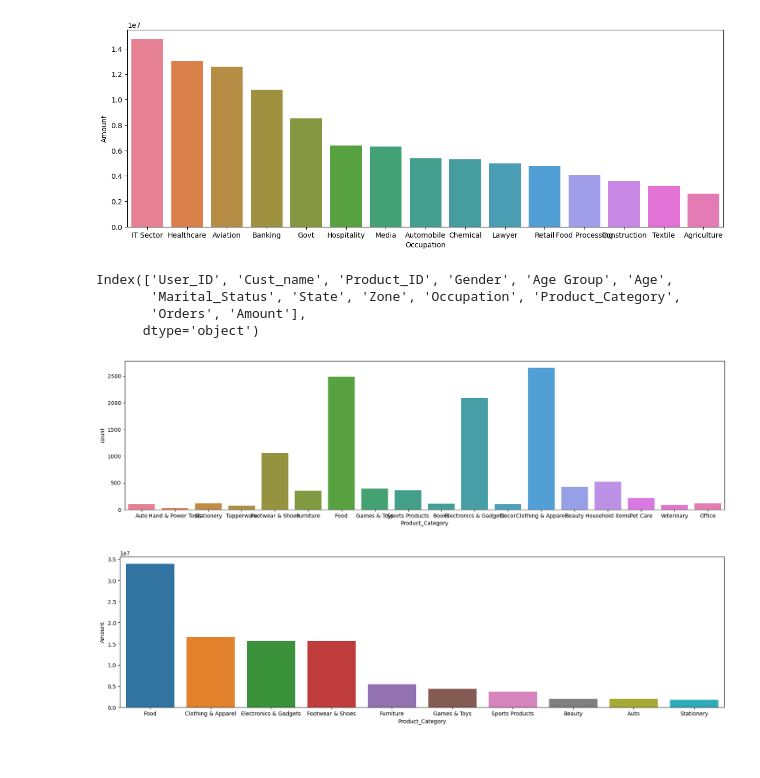
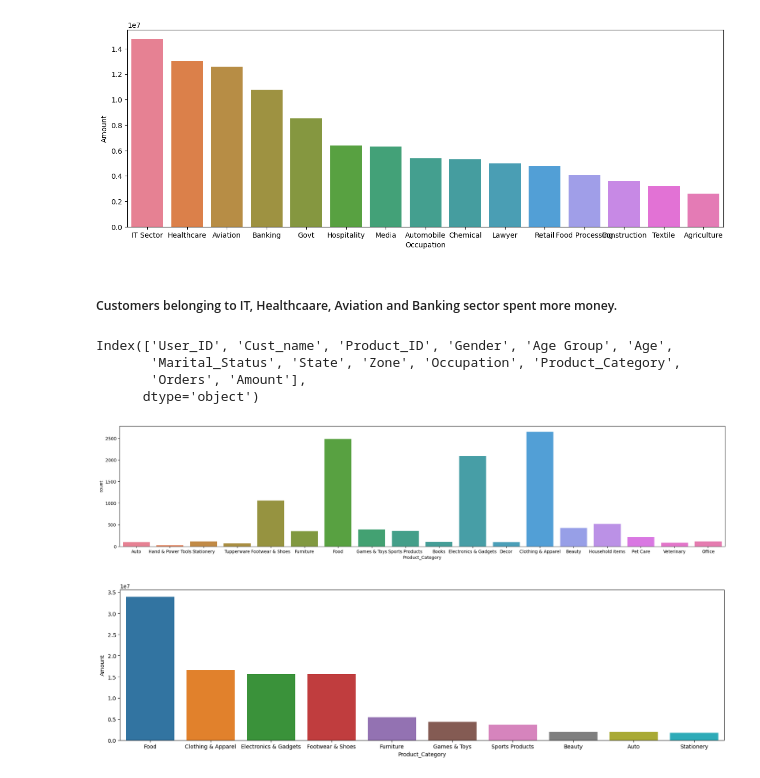
Before and after one commit to MahekVerma04/SalesDataAnalysis, a Jupyter notebook: SalesAnalysisEDA-checkpoint.ipynb, the cells around one changed output. Saved outputs shown, nothing was run; the diff lists cells and outputs as text; code cells hidden in the pictures.

```diff
--- a/SalesAnalysisEDA-checkpoint.ipynb
+++ b/SalesAnalysisEDA-checkpoint.ipynb
@@ -364,6 +382,8 @@ ax=sns.barplot(data=sales_occupation, x='Occupation', y='Amount' ,hue ='Occupati
 plt.show()
 # %% [output]
 [figure]
+# %% [markdown]
+##### Customers belonging to IT, Healthcaare, Aviation and Banking sector spent more money.
 # %%
 df.columns
 # %% [output]
@@ -372,11 +392,11 @@ Index(['User_ID', 'Cust_name', 'Product_ID', 'Gender', 'Age Group', 'Age',
        'Orders', 'Amount'],
       dtype='object')
 # %%
-plt.figure(figsize=(20,5))
+plt.figure(figsize=(25,5))
 ax=sns.countplot(data= df,x='Product_Category', hue ='Product_Category')
 plt.show()
 # %% [output]
-[figure, old version]
+[figure, new version]
 # %%
 sales_category=df.groupby(['Product_Category'], as_index=False)['Amount'].sum().sort_values(by='Amount',ascending=False).head(10)
 plt.figure(figsize=(20,5))
```
Also changed, not shown: parts of 20 cells of this notebook.
